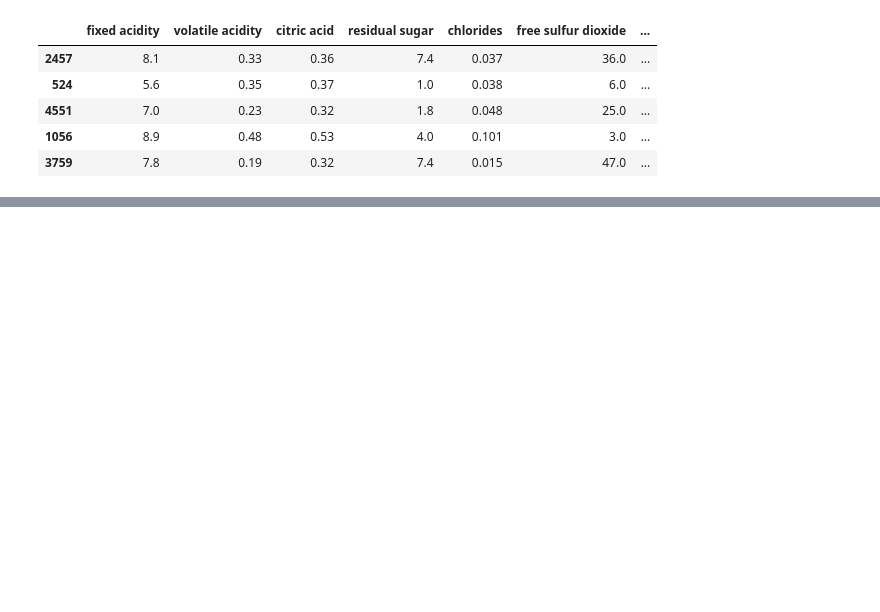
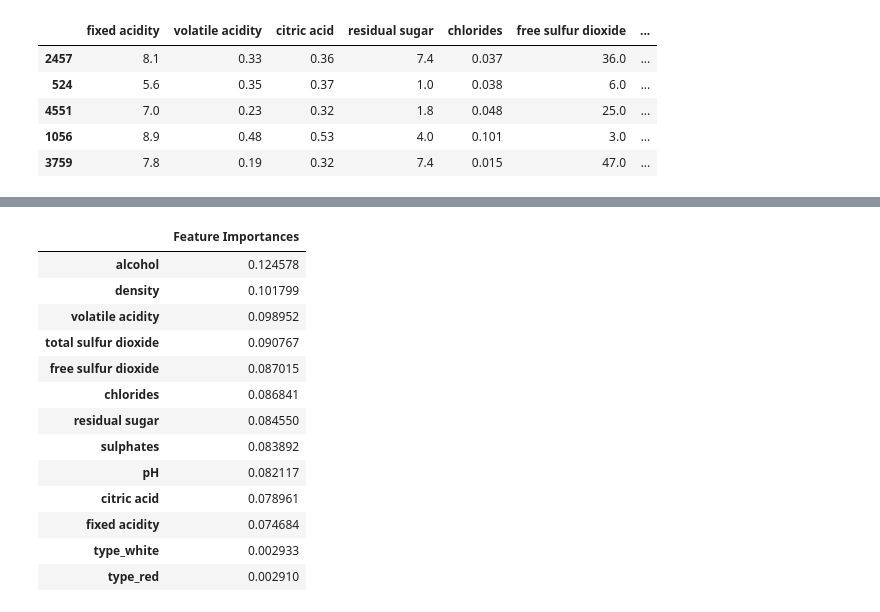
Before and after one commit to UBC-MDS/DSCI_522_group09_Wine_Quality_Predictor, a Jupyter notebook: doc/model_analysis.ipynb, the cells around one changed output, grey strips where cells are left out. Cells and saved outputs as stored; diff of their text form; code cells hidden in the pictures; blank space fills up the shorter version.

```diff
--- a/doc/model_analysis.ipynb
+++ b/doc/model_analysis.ipynb
@@ -101,40 +112,8 @@ classes = np.sort(y_test.unique()).tolist()
 # %%
-# hyperparameter optimization
-param_grid_svc = {
-    "svc__class_weight": [None, "balanced"],
-    "svc__C": np.logspace(-3, 2, 6),
-    "svc__gamma": np.logspace(-3, 2, 6),
-}
-
-param_grid_lr = {
-    "logisticregression__class_weight": [None, "balanced"],
-    "logisticregression__C": np.logspace(-3, 2, 30),
-}
-
 param_grid_rf = {
     "randomforestclassifier__n_estimators": np.logspace(1, 4, 10, dtype=int),
     "randomforestclassifier__max_depth": np.linspace(1, 30, 10, dtype=int),
 }
-
-search_svc = RandomizedSearchCV(
-    svc,
-    param_distributions=param_grid_svc,
-    return_train_score=True,
-    n_jobs=-1,
-    n_iter=30,
-    cv=5,
-    random_state=123,
-)
-
-search_lr = RandomizedSearchCV(
-    lr,
-    param_distributions=param_grid_lr,
-    return_train_score=True,
-    n_jobs=-1,
-    n_iter=30,
-    cv=5,
-    random_state=123,
-)
 
 search_rf = RandomizedSearchCV(
     rf,
@@ -144,4 +123,6 @@ search_rf = RandomizedSearchCV(
     n_iter=30,
     cv=5,
     random_state=123,
+    scoring='roc_auc_ovr',
+    error_score='raise'
 )
@@ -292,0 +148,24 @@ lr.coef_
+# %%
+categorical_columns = list(search_rf.best_estimator_.named_steps['columntransformer'].named_transformers_['onehotencoder'].get_feature_names_out())
+all_columns = numeric_features + categorical_columns
+
+
+feature_importances = pd.DataFrame(search_rf.best_estimator_.named_steps['randomforestclassifier'].feature_importances_,
+                                   index=all_columns, columns=['Feature Importances']).sort_values(by='Feature Importances', ascending=False)
+feature_importances
+# feature_importances.to_csv('../results/feature_importances.csv')
+# %% [output]
+|  | Feature Importances |
+| alcohol | 0.124578 |
+| density | 0.101799 |
+| volatile acidity | 0.098952 |
+| total sulfur dioxide | 0.090767 |
+| free sulfur dioxide | 0.087015 |
+| chlorides | 0.086841 |
+| residual sugar | 0.084550 |
+| sulphates | 0.083892 |
+| pH | 0.082117 |
+| citric acid | 0.078961 |
+| fixed acidity | 0.074684 |
+| type_white | 0.002933 |
+| type_red | 0.002910 |
```
Also changed, not shown: parts of 26 cells of this notebook.
